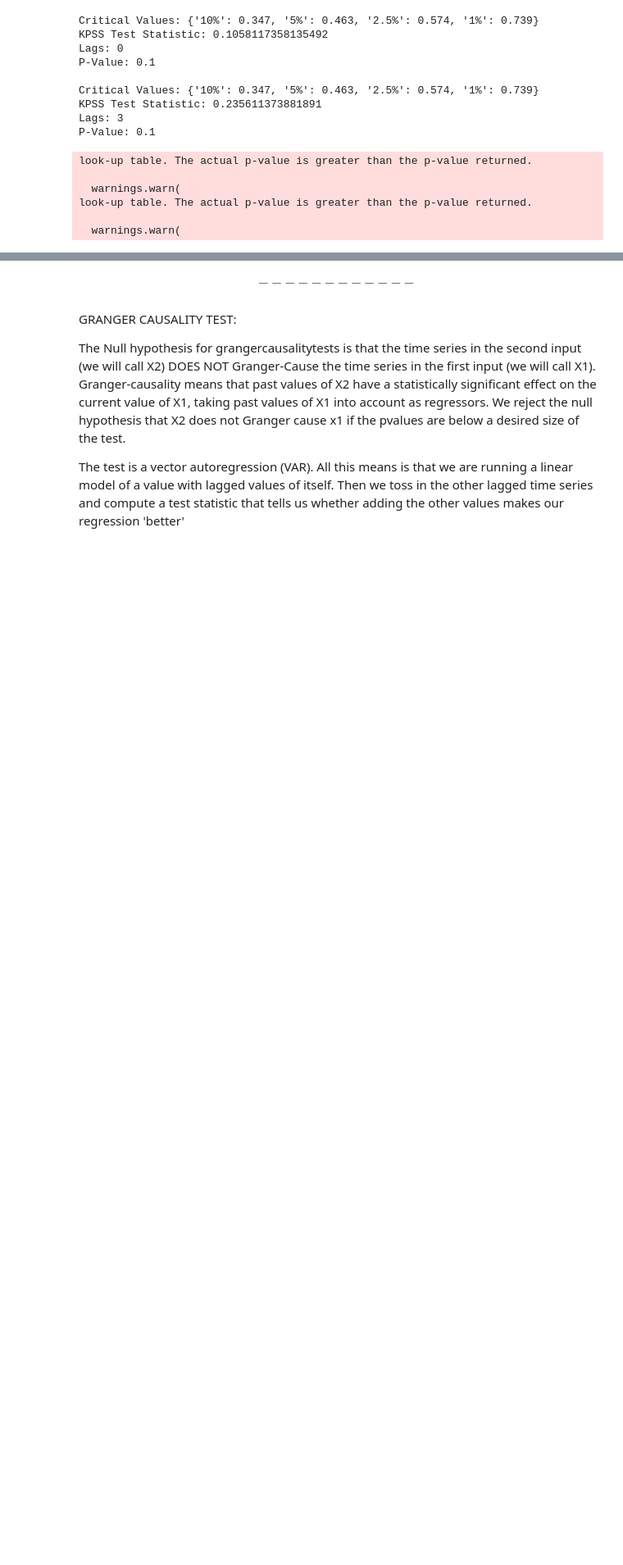
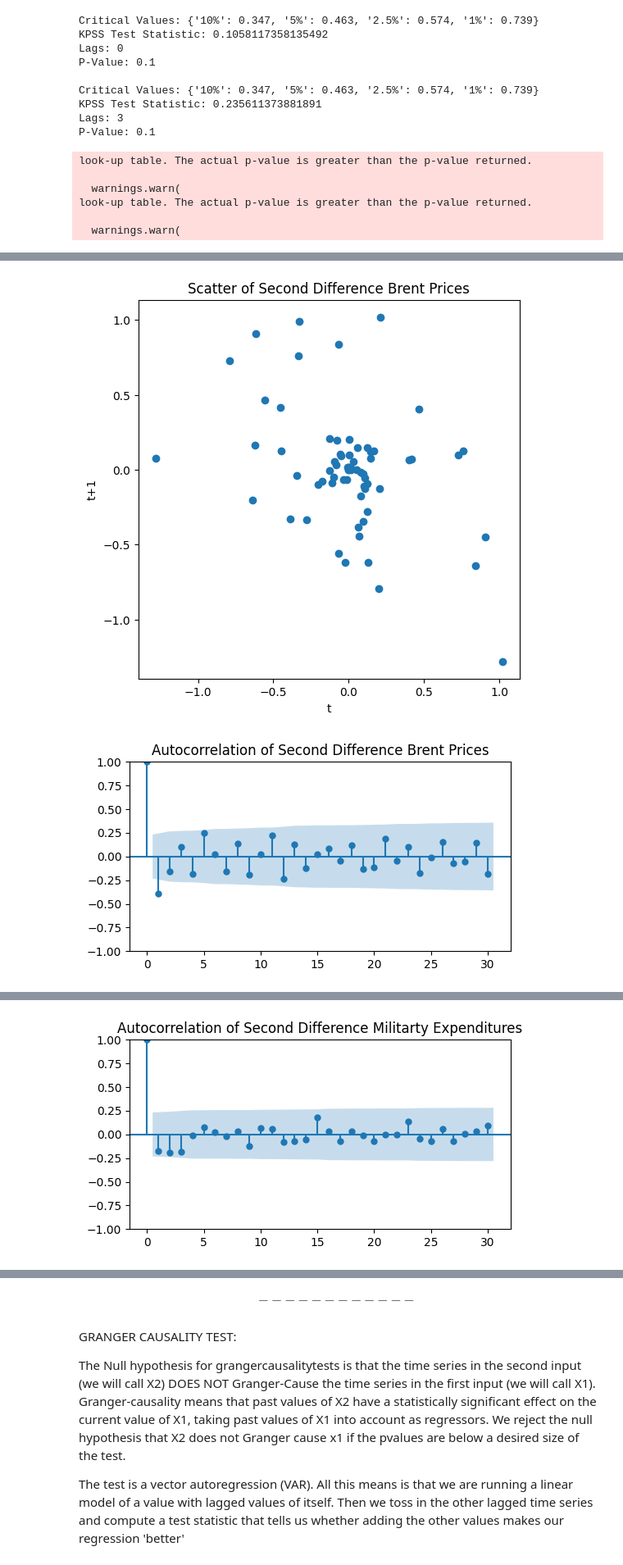
Before and after one commit to simitiangreg/granger_casaulity, a Jupyter notebook: oil_military.ipynb, the cells around one changed output, grey strips where cells are left out. Shown at 82% size. Drawn from its saved outputs; the diff is of its cells as text; code cells hidden in the pictures; blank space fills up the shorter version.

```diff
--- a/oil_military.ipynb
+++ b/oil_military.ipynb
@@ -17,6 +17,8 @@ from statsmodels.tsa.api import VAR
 from statsmodels.stats.diagnostic import acorr_ljungbox
 
 from statsmodels.tsa.stattools import kpss
+# %%
+graphics = '/Users/simitiangreg/Documents/granger_causality/graphics/'
 # %% [markdown]
 Research Question: Can US military Spending forecast Oil Prices? (Or vice versa)
 
@@ -579,24 +614,31 @@ main_table2 = main_table[0:71]
 # %%
-# fig, ax = plt.subplots(figsize=(6, 6))
-# ax.scatter(main_table2['log_Brent_2d'], main_table2['log_Brent_2d1'])
-# ax.set_ylabel('t+1')
-# ax.set_xlabel('t')
-# plt.title('Scatter of Second Difference Brent Prices')
-# plt.show()
+fig, ax = plt.subplots(figsize=(6, 6))
+ax.scatter(main_table2['log_Brent_2d'], main_table2['log_Brent_2d1'])
+ax.set_ylabel('t+1')
+ax.set_xlabel('t')
+plt.title('Scatter of Second Difference Brent Prices')
+plt.savefig(graphics + 'plotI', bbox_inches='tight', dpi=500)
+plt.show()
 
-# fig, ax = plt.subplots(figsize=(6, 3))
-# plot_acf(main_table2['log_Brent_2d'], lags=30, ax=ax)
-# plt.title('Autocorrelation of Second Difference Brent Prices')
-# plt.show()
+fig, ax = plt.subplots(figsize=(6, 3))
+plot_acf(main_table2['log_Brent_2d'], lags=30, ax=ax)
+plt.title('Autocorrelation of Second Difference Brent Prices')
+plt.savefig(graphics + 'plotJ', bbox_inches='tight', dpi=500)
+plt.show()
 
-# fig, ax = plt.subplots(figsize=(6, 6))
-# ax.scatter(main_table2['log_USD_2d'], main_table2['log_USD_2d1'])
-# ax.set_xlabel('t')
-# ax.set_ylabel('t+1')
-# plt.title('Scatter of Second Difference Military Expenditures')
-# plt.show()
+fig, ax = plt.subplots(figsize=(6, 6))
+ax.scatter(main_table2['log_USD_2d'], main_table2['log_USD_2d1'])
+ax.set_xlabel('t')
+ax.set_ylabel('t+1')
+plt.title('Scatter of Second Difference Military Expenditures')
+plt.savefig(graphics + 'plotK', bbox_inches='tight', dpi=500)
+plt.show()
 
-# fig, ax = plt.subplots(figsize=(6, 3))
-# plot_acf(main_table2['log_USD_2d'], lags=30, ax=ax)
-# plt.title('Autocorrelation of Second Difference Militarty Expenditures')
-# plt.show()
+fig, ax = plt.subplots(figsize=(6, 3))
+plot_acf(main_table2['log_USD_2d'], lags=30, ax=ax)
+plt.title('Autocorrelation of Second Difference Militarty Expenditures')
+plt.savefig(graphics + 'plotL', bbox_inches='tight', dpi=500)
+plt.show()
+# %% [output]
+[figure, added]
+[figure, added]
@@ -603 +646,2 @@ main_table2 = main_table[0:71]
+[figure, added]
 # %%
```
Also changed, not shown: parts of 20 cells of this notebook.
